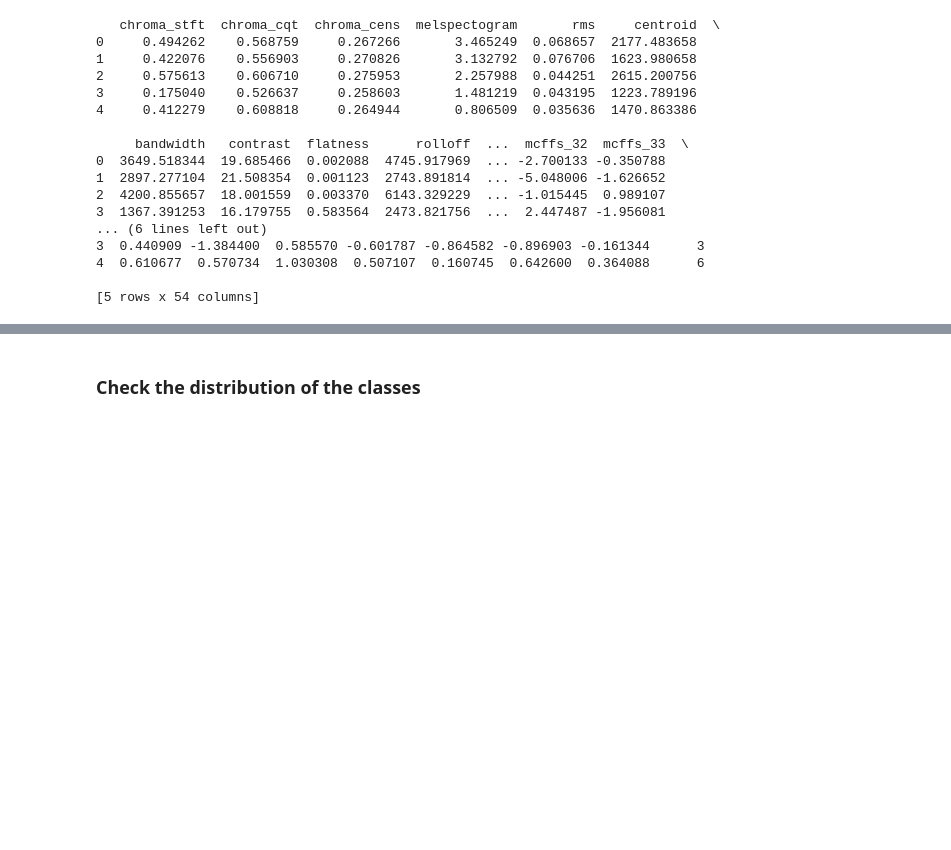
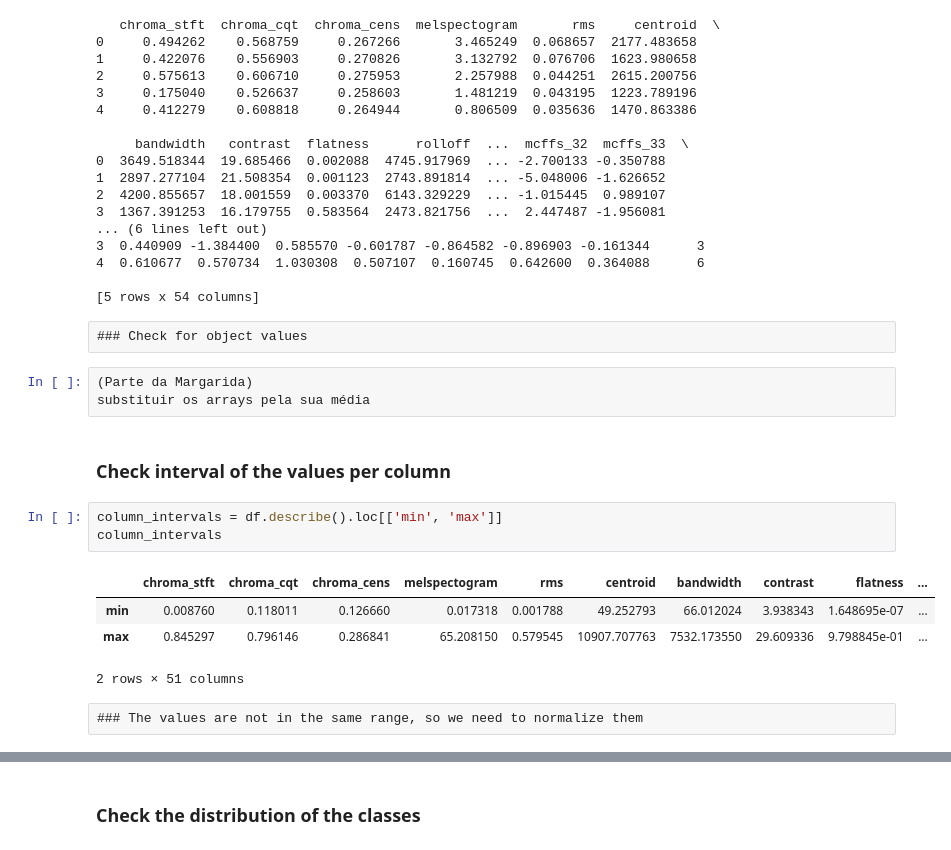
Before and after one commit to seblessa/UrbanSounds, a Jupyter notebook: marques.ipynb, the cells around one changed output, grey strips where cells are left out. Cells and saved outputs as stored; diff of their text form; blank space fills up the shorter version.

```diff
--- a/marques.ipynb
+++ b/marques.ipynb
@@ -43,3 +43,20 @@ print(df_updated.head())
 4  0.610677  0.570734  1.030308  0.507107  0.160745  0.642600  0.364088      6
 
 [5 rows x 54 columns]
+# %% [raw]
+### Check for object values
+# %%
+(Parte da Margarida)
+substituir os arrays pela sua média
+# %% [markdown]
+### Check interval of the values per column
+# %%
+column_intervals = df.describe().loc[['min', 'max']]
+column_intervals
+# %% [output]
+|  | chroma_stft | chroma_cqt | chroma_cens | melspectogram | rms | centroid | bandwidth | contrast | flatness | ... |
+| min | 0.008760 | 0.118011 | 0.126660 | 0.017318 | 0.001788 | 49.252793 | 66.012024 | 3.938343 | 1.648695e-07 | ... |
+| max | 0.845297 | 0.796146 | 0.286841 | 65.208150 | 0.579545 | 10907.707763 | 7532.173550 | 29.609336 | 9.798845e-01 | ... |
+2 rows × 51 columns
+# %% [raw]
+### The values are not in the same range, so we need to normalize them
```
Also changed, not shown: parts of 2 cells of this notebook.
